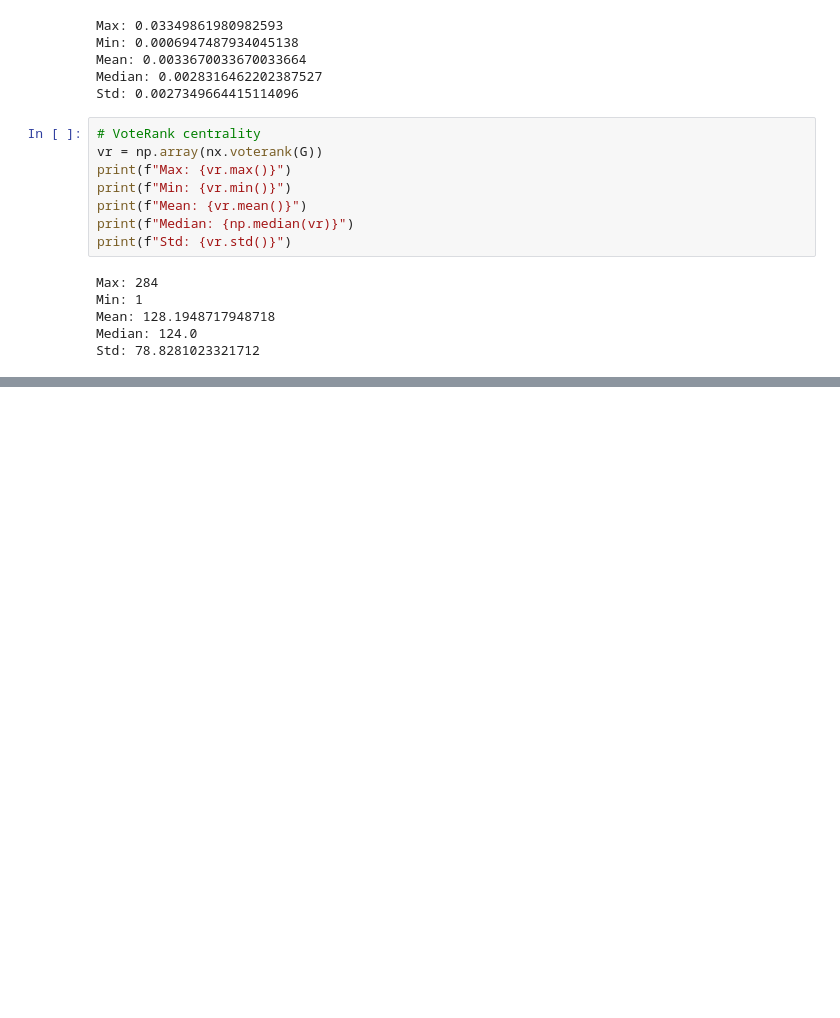
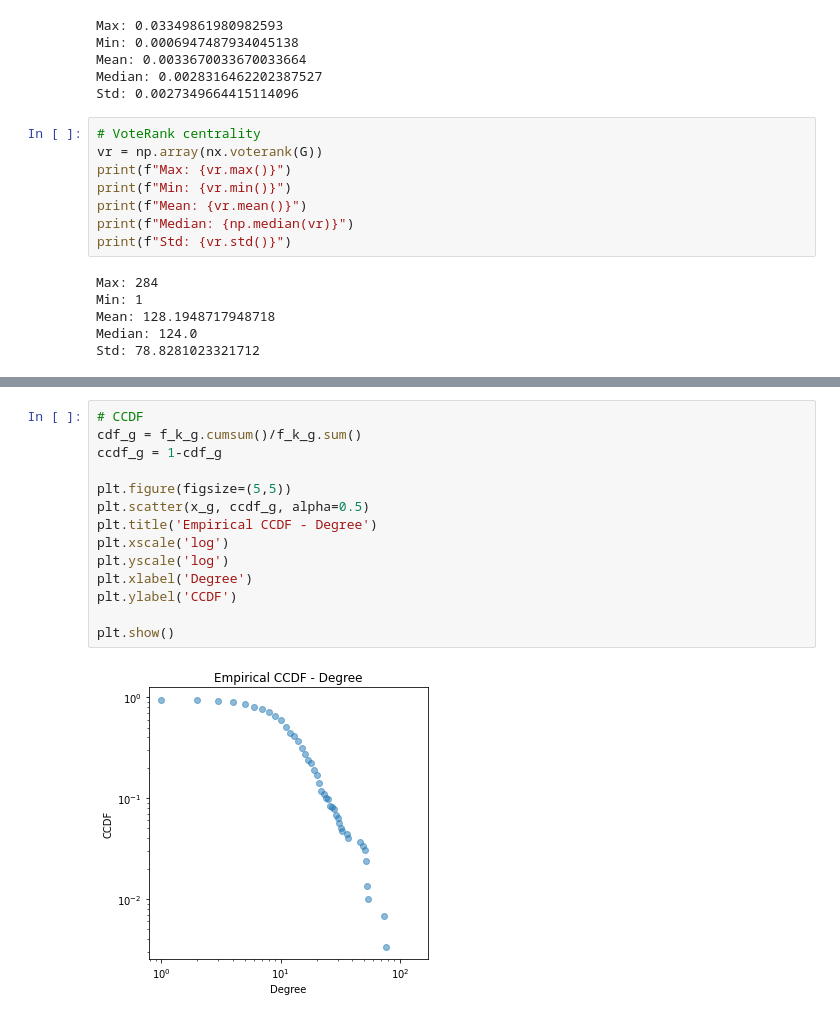
Before and after one commit to rodrigohaddad/Complex-Networks, a Jupyter notebook: t1/celegans_caracterization.ipynb, the cells around one changed output, grey strips where cells are left out. Drawn from its saved outputs; the diff is of its cells as text; blank space fills up the shorter version.

```diff
--- a/t1/celegans_caracterization.ipynb
+++ b/t1/celegans_caracterization.ipynb
@@ -178,0 +225,16 @@ Std: 78.8281023321712
+# %%
+# CCDF
+cdf_g = f_k_g.cumsum()/f_k_g.sum()
+ccdf_g = 1-cdf_g
+
+plt.figure(figsize=(5,5))
+plt.scatter(x_g, ccdf_g, alpha=0.5)
+plt.title('Empirical CCDF - Degree')
+plt.xscale('log')
+plt.yscale('log')
+plt.xlabel('Degree')
+plt.ylabel('CCDF')
+
+plt.show()
+# %% [output]
+[figure, added]
```
Also changed, not shown: parts of 4 cells of this notebook, 27 other files.
